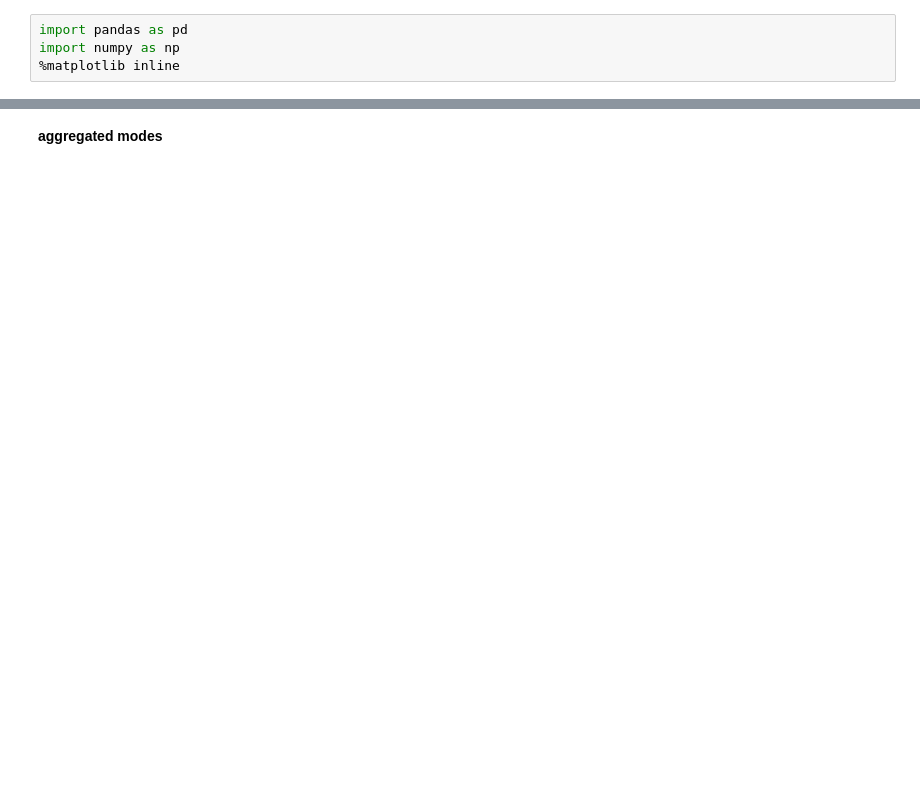
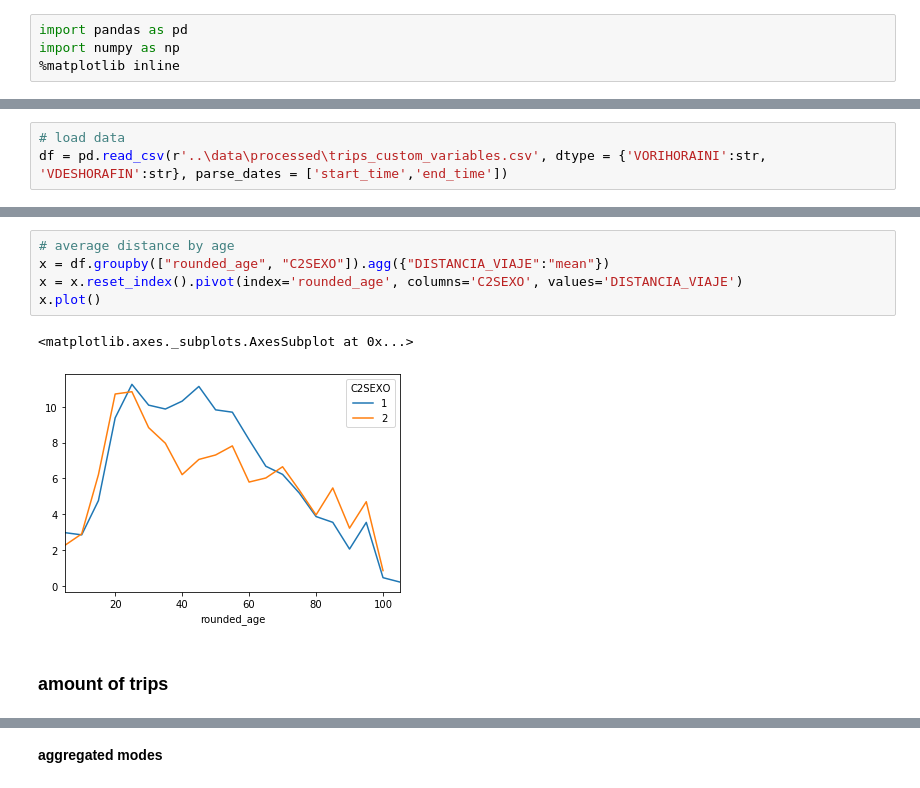
Before and after one commit to CorrelAid/gender-equality-and-mobility, a Jupyter notebook: notebooks/01_exploration.ipynb, the cells around one changed output, grey strips where cells are left out. Drawn from its saved outputs; the diff is of its cells as text; blank space fills up the shorter version.

```diff
--- a/notebooks/01_exploration.ipynb
+++ b/notebooks/01_exploration.ipynb
@@ -144,0 +9,3 @@ pd.pivot_table(mode, values = 'speed', index = ['VALUE_en', 'sex'], aggfunc = ['
+# %%
+# load data
+df = pd.read_csv(r'..\data\processed\trips_custom_variables.csv', dtype = {'VORIHORAINI':str, 'VDESHORAFIN':str}, parse_dates = ['start_time','end_time'])
@@ -144,0 +36,10 @@ pd.pivot_table(mode, values = 'speed', index = ['VALUE_en', 'sex'], aggfunc = ['
+# %%
+# average distance by age
+x = df.groupby(["rounded_age", "C2SEXO"]).agg({"DISTANCIA_VIAJE":"mean"})
+x = x.reset_index().pivot(index='rounded_age', columns='C2SEXO', values='DISTANCIA_VIAJE')
+x.plot()
+# %% [output]
+<matplotlib.axes._subplots.AxesSubplot at 0x...>
+[figure, added]
+# %% [markdown]
+### amount of trips
```
Also changed, not shown: parts of 75 cells of this notebook, 4 other files.
